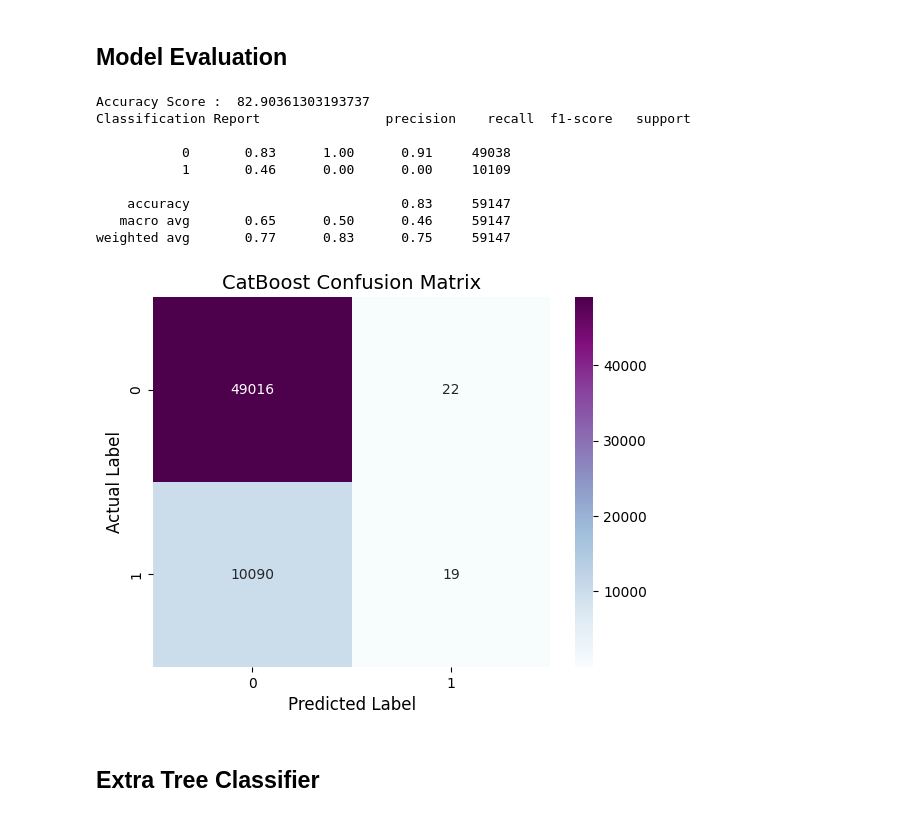
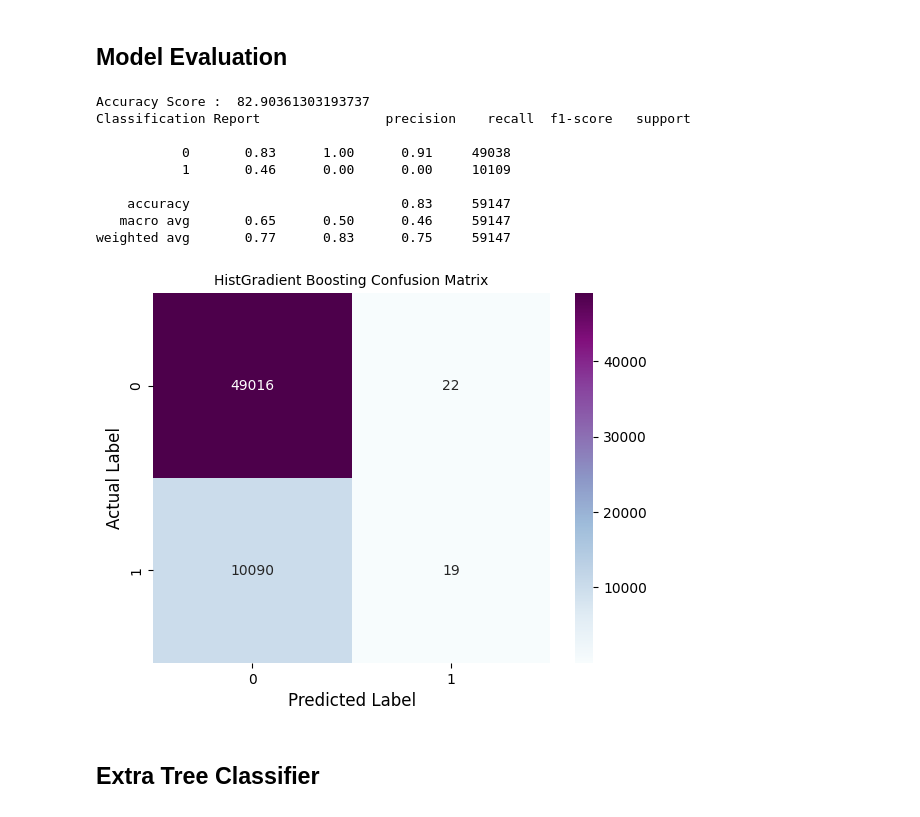
Before and after one commit to samifahim07/Smart-Cricket-Analytics-Ball-by-Ball-Event-Prediction-using-Machine-Learning, a Jupyter notebook: smart_analysis.ipynb, the cells around one changed output. Saved outputs shown, nothing was run; the diff lists cells and outputs as text; code cells hidden in the pictures.

```diff
--- a/smart_analysis.ipynb
+++ b/smart_analysis.ipynb
@@ -1226,31 +1226,31 @@ Test Score :  82.90361303193737
 # %%
 # Accuracy Score
 print("Accuracy Score : ", accuracy_score(ytest,y_pred_hst)*100)
 
 #classification report
 print("Classification Report ", classification_report(ytest,y_pred_hst))
 
 #Confusin Matrix
 cm = confusion_matrix(ytest,y_pred_hst)
 
 #Heatmap For Confusion Matrix
 sns.heatmap(cm , annot=True , cmap="BuPu",fmt='d')
 plt.xlabel("Predicted Label", fontsize=12)
 plt.ylabel("Actual Label", fontsize=12)
-plt.title("CatBoost Confusion Matrix", fontsize=14)
+plt.title("HistGradient Boosting Confusion Matrix", fontsize=10)
 
 plt.show()
 # %% [output]
 Accuracy Score :  82.90361303193737
 Classification Report                precision    recall  f1-score   support
 
            0       0.83      1.00      0.91     49038
            1       0.46      0.00      0.00     10109
 
     accuracy                           0.83     59147
    macro avg       0.65      0.50      0.46     59147
 weighted avg       0.77      0.83      0.75     59147
-[figure, old version]
+[figure, new version]
 # %% [markdown]
 ## **Extra Tree Classifier**
 # %%
```
Also changed, not shown: parts of 2 cells of this notebook.
